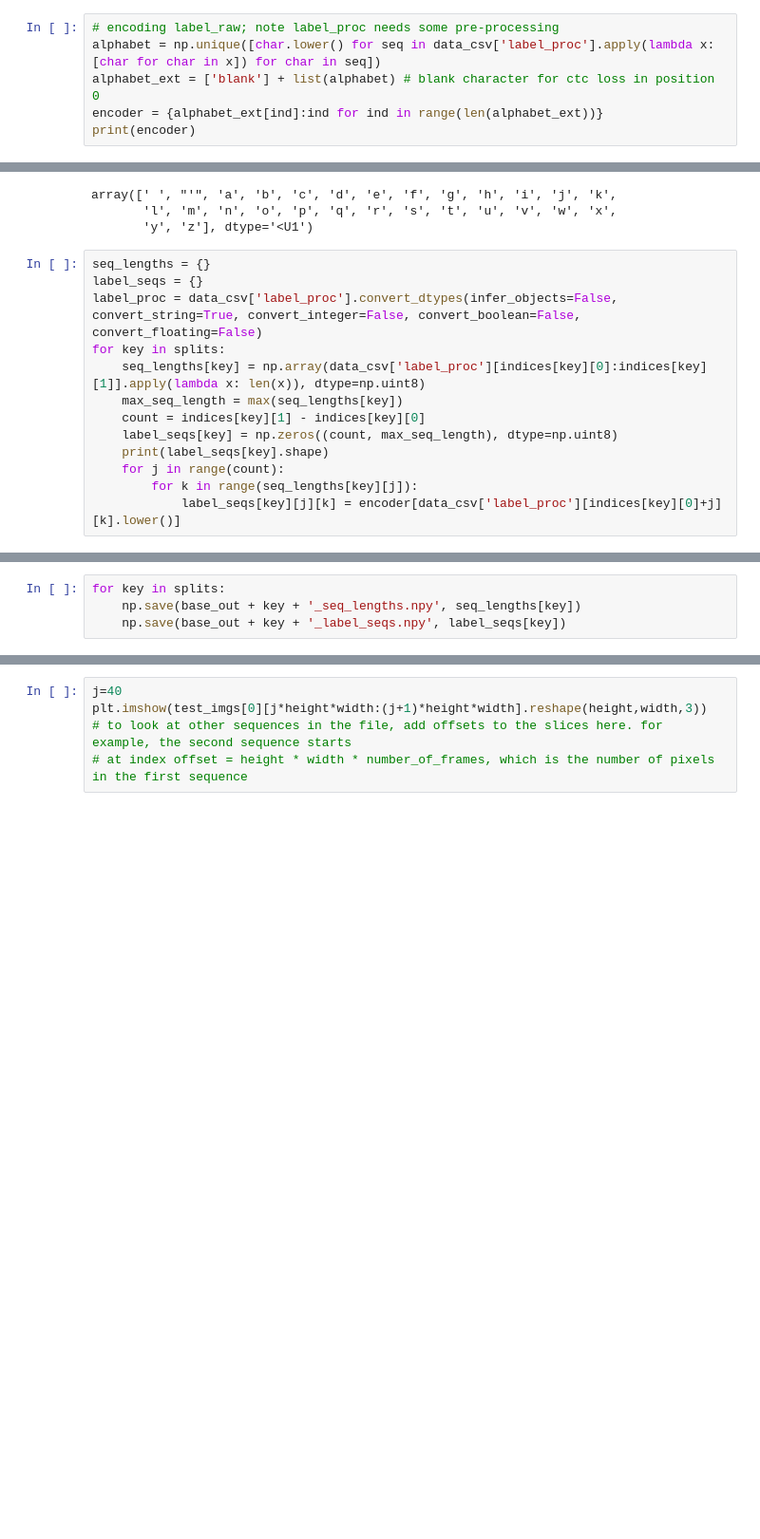
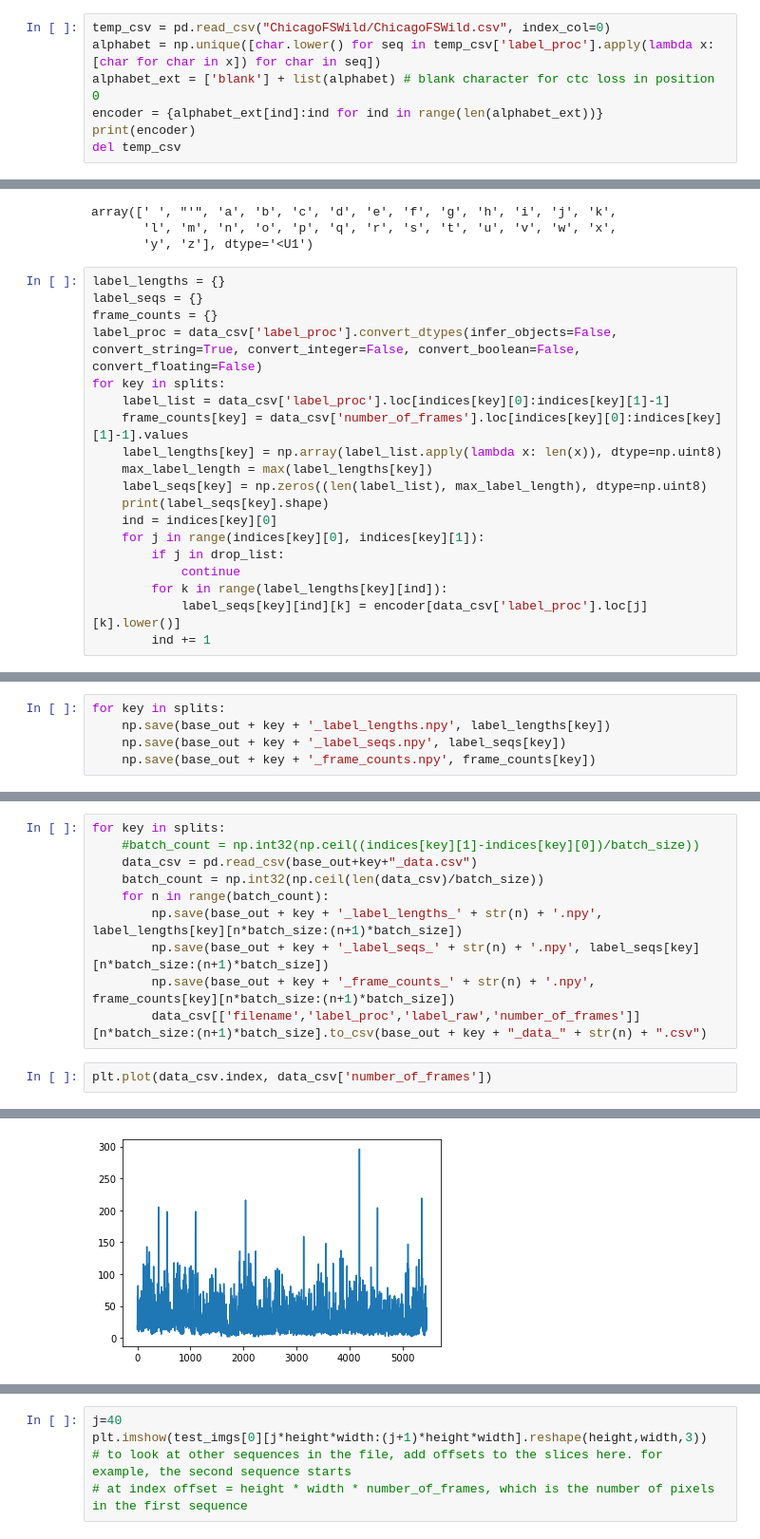
Before and after one commit to farbere/Runarljod, a Jupyter notebook: hand_processing.ipynb, the cells around one changed output, grey strips where cells are left out. Shown at 95% size. Drawn from its saved outputs; the diff is of its cells as text; blank space fills up the shorter version.

Commit message:
fixes, added frame sequence resizing

```diff
--- a/hand_processing.ipynb
+++ b/hand_processing.ipynb
@@ -808,9 +1066,10 @@ for key in splits:
 # %%
-# encoding label_raw; note label_proc needs some pre-processing
-alphabet = np.unique([char.lower() for seq in data_csv['label_proc'].apply(lambda x: [char for char in x]) for char in seq])
+temp_csv = pd.read_csv("ChicagoFSWild/ChicagoFSWild.csv", index_col=0)
+alphabet = np.unique([char.lower() for seq in temp_csv['label_proc'].apply(lambda x: [char for char in x]) for char in seq])
 alphabet_ext = ['blank'] + list(alphabet) # blank character for ctc loss in position 0
 encoder = {alphabet_ext[ind]:ind for ind in range(len(alphabet_ext))}
 print(encoder)
+del temp_csv
 # %% [output]
 {'blank': 0, ' ': 1, '&': 2, "'": 3, '.': 4, '@': 5, 'a': 6, 'b': 7, 'c': 8, 'd': 9, 'e': 10, 'f': 11, 'g': 12, 'h': 13, 'i': 14, 'j': 15, 'k': 16, 'l': 17, 'm': 18, 'n': 19, 'o': 20, 'p': 21, 'q': 22 ...
 # %%
@@ -821,16 +1080,22 @@ array([' ', "'", 'a', 'b', 'c', 'd', 'e', 'f', 'g', 'h', 'i', 'j', 'k',
        'l', 'm', 'n', 'o', 'p', 'q', 'r', 's', 't', 'u', 'v', 'w', 'x',
        'y', 'z'], dtype='<U1')
 # %%
-seq_lengths = {}
+label_lengths = {}
 label_seqs = {}
+frame_counts = {}
 label_proc = data_csv['label_proc'].convert_dtypes(infer_objects=False, convert_string=True, convert_integer=False, convert_boolean=False, convert_floating=False)
 for key in splits:
-    seq_lengths[key] = np.array(data_csv['label_proc'][indices[key][0]:indices[key][1]].apply(lambda x: len(x)), dtype=np.uint8)
-    max_seq_length = max(seq_lengths[key])
-    count = indices[key][1] - indices[key][0]
-    label_seqs[key] = np.zeros((count, max_seq_length), dtype=np.uint8)
+    label_list = data_csv['label_proc'].loc[indices[key][0]:indices[key][1]-1]
+    frame_counts[key] = data_csv['number_of_frames'].loc[indices[key][0]:indices[key][1]-1].values
+    label_lengths[key] = np.array(label_list.apply(lambda x: len(x)), dtype=np.uint8)
+    max_label_length = max(label_lengths[key])
+    label_seqs[key] = np.zeros((len(label_list), max_label_length), dtype=np.uint8)
     print(label_seqs[key].shape)
-    for j in range(count):
-        for k in range(seq_lengths[key][j]):
-            label_seqs[key][j][k] = encoder[data_csv['label_proc'][indices[key][0]+j][k].lower()]
+    ind = indices[key][0]
+    for j in range(indices[key][0], indices[key][1]):
+        if j in drop_list:
+            continue
+        for k in range(label_lengths[key][ind]):
+            label_seqs[key][ind][k] = encoder[data_csv['label_proc'].loc[j][k].lower()]
+        ind += 1
 # %% [output]
@@ -845,4 +1109,5 @@ print(label_seqs['train'][1000], data_csv['label_raw'][1000])
 # %%
 for key in splits:
-    np.save(base_out + key + '_seq_lengths.npy', seq_lengths[key])
+    np.save(base_out + key + '_label_lengths.npy', label_lengths[key])
     np.save(base_out + key + '_label_seqs.npy', label_seqs[key])
+    np.save(base_out + key + '_frame_counts.npy', frame_counts[key])
@@ -1037,0 +1114,13 @@ height*width
+# %%
+for key in splits:
+    #batch_count = np.int32(np.ceil((indices[key][1]-indices[key][0])/batch_size))
+    data_csv = pd.read_csv(base_out+key+"_data.csv")
+    batch_count = np.int32(np.ceil(len(data_csv)/batch_size))
+    for n in range(batch_count):
+        np.save(base_out + key + '_label_lengths_' + str(n) + '.npy', label_lengths[key][n*batch_size:(n+1)*batch_size])
+        np.save(base_out + key + '_label_seqs_' + str(n) + '.npy', label_seqs[key][n*batch_size:(n+1)*batch_size])
+        np.save(base_out + key + '_frame_counts_' + str(n) + '.npy', frame_counts[key][n*batch_size:(n+1)*batch_size])
+        data_csv[['filename','label_proc','label_raw','number_of_frames']][n*batch_size:(n+1)*batch_size].to_csv(base_out + key + "_data_" + str(n) + ".csv")
+# %%
+plt.plot(data_csv.index, data_csv['number_of_frames'])
+# %% [output]
@@ -1037,0 +1128 @@ height*width
+[figure, added]
```
Also changed, not shown: parts of 58 cells of this notebook.
